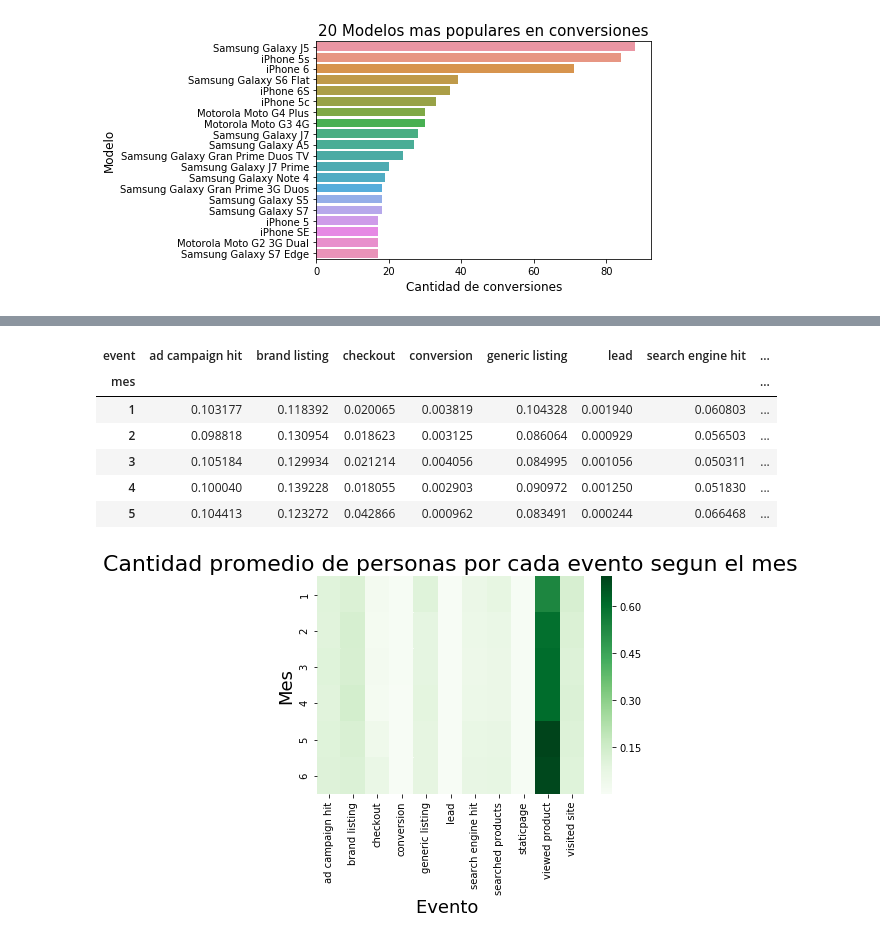
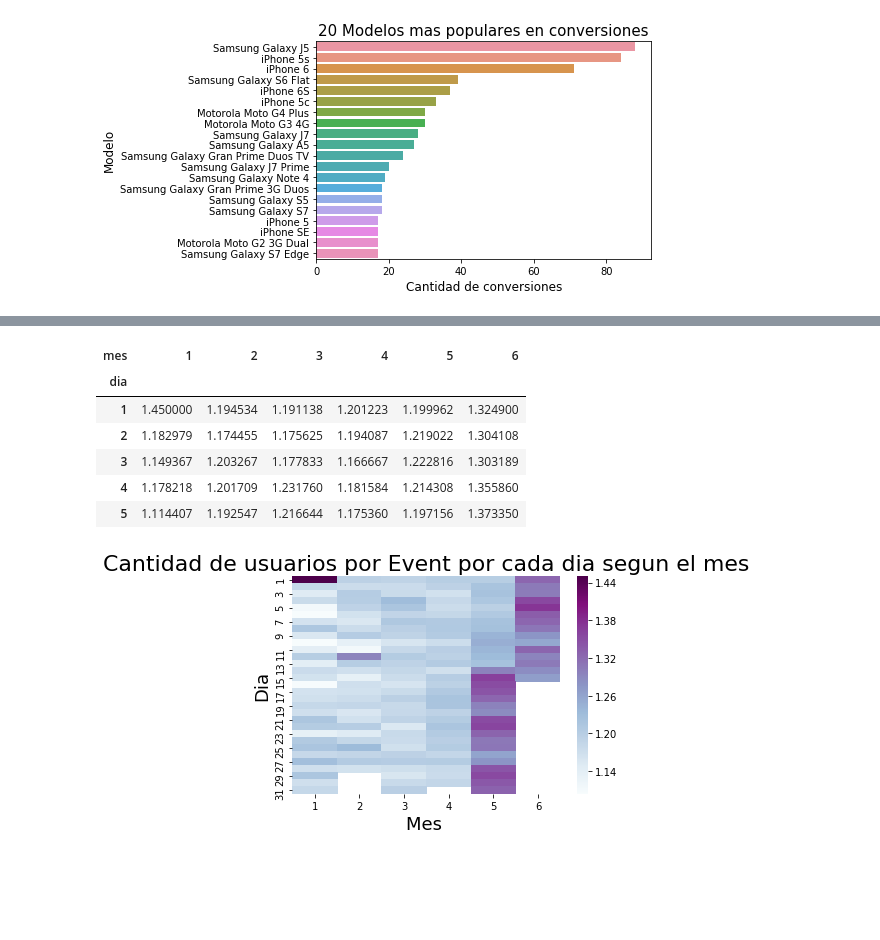
Before and after one commit to IgnacioKomar/OrganizacionDeDatos, a Jupyter notebook: TP1.ipynb, the cells around one changed output, grey strips where cells are left out. Drawn from its saved outputs; the diff is of its cells as text; code cells hidden in the pictures; blank space fills up the shorter version.

Commit message:
Agrego algunas cosas que pueden ser interesantes

```diff
--- a/TP1.ipynb
+++ b/TP1.ipynb
@@ -4,7 +4,7 @@ import numpy as np
 import matplotlib.pyplot as plt
 import seaborn as sns
 
-datos_completo = pd.read_csv('/home/soledad-escobar/Descargas/Orga_datos/csv_files/events.csv')
+datos_completo = pd.read_csv('events.csv')
 # %%
 datos_completo.shape
 # %% [output]
@@ -144,0 +213,7 @@ new1['dia'] = new1['timestamp'].dt.day
+# %%
+for_heatmap = new1.set_index('mes').groupby('mes').sum()
+g = sns.heatmap(for_heatmap,  cmap="Greens")
+g.set_title("Cantidad de usuarios por cada Event segun el mes", fontsize=22)
+g.set_xlabel("Evento ",fontsize=18)
+g.set_ylabel("Mes", fontsize=18)
+for_heatmap.head()
@@ -145,21 +229,21 @@ new1['dia'] = new1['timestamp'].dt.day
 # %%
 # Calculo el promedio de personas que asisten a eventos
-new1['prom_event'] = new1.filter(items = ['ad campaign hit', 'brand listing','checkout', 'conversion', 'generic listing','lead', 'search engine hit', 'searched products', 'staticpage', 'viewed product', 'visited site']).apply(np.mean, axis = 1)
+new1['pers_en_event'] = new1.filter(items = ['ad campaign hit', 'brand listing','checkout', 'conversion', 'generic listing','lead', 'search engine hit', 'searched products', 'staticpage', 'viewed product', 'visited site']).sum(axis = 1)
+#Agrego los dias
+new1['dia'] = new1['timestamp'].dt.day
 # %%
-for_heatmap = new1.set_index('mes').groupby('mes').mean()
-del for_heatmap['prom_event']
-del for_heatmap['dia']
-g = sns.heatmap(for_heatmap,  cmap="Greens")
-g.set_title("Cantidad promedio de personas por cada evento segun el mes", fontsize=22)
-g.set_xlabel("Evento ",fontsize=18)
-g.set_ylabel("Mes", fontsize=18)
-for_heatmap.head()
+new = new1.pivot_table(index = 'dia', columns = 'mes', values = 'pers_en_event')
+g = sns.heatmap(new,  cmap="BuPu", )
+g.set_title("Cantidad de usuarios por Event por cada dia segun el mes", fontsize=22)
+g.set_xlabel("Mes ",fontsize=18)
+g.set_ylabel("Dia", fontsize=18)
+new.head()
 # %% [output]
-| event | ad campaign hit | brand listing | checkout | conversion | generic listing | lead | search engine hit | ... |
-| mes |  |  |  |  |  |  |  | ... |
-| 1 | 0.103177 | 0.118392 | 0.020065 | 0.003819 | 0.104328 | 0.001940 | 0.060803 | ... |
-| 2 | 0.098818 | 0.130954 | 0.018623 | 0.003125 | 0.086064 | 0.000929 | 0.056503 | ... |
-| 3 | 0.105184 | 0.129934 | 0.021214 | 0.004056 | 0.084995 | 0.001056 | 0.050311 | ... |
-| 4 | 0.100040 | 0.139228 | 0.018055 | 0.002903 | 0.090972 | 0.001250 | 0.051830 | ... |
-| 5 | 0.104413 | 0.123272 | 0.042866 | 0.000962 | 0.083491 | 0.000244 | 0.066468 | ... |
+| mes | 1 | 2 | 3 | 4 | 5 | 6 |
+| dia |  |  |  |  |  |  |
+| 1 | 1.450000 | 1.194534 | 1.191138 | 1.201223 | 1.199962 | 1.324900 |
+| 2 | 1.182979 | 1.174455 | 1.175625 | 1.194087 | 1.219022 | 1.304108 |
+| 3 | 1.149367 | 1.203267 | 1.177833 | 1.166667 | 1.222816 | 1.303189 |
+| 4 | 1.178218 | 1.201709 | 1.231760 | 1.181584 | 1.214308 | 1.355860 |
+| 5 | 1.114407 | 1.192547 | 1.216644 | 1.175360 | 1.197156 | 1.373350 |
-[figure, old version]
+[figure, new version]
```
Also changed, not shown: parts of 8 cells of this notebook.
